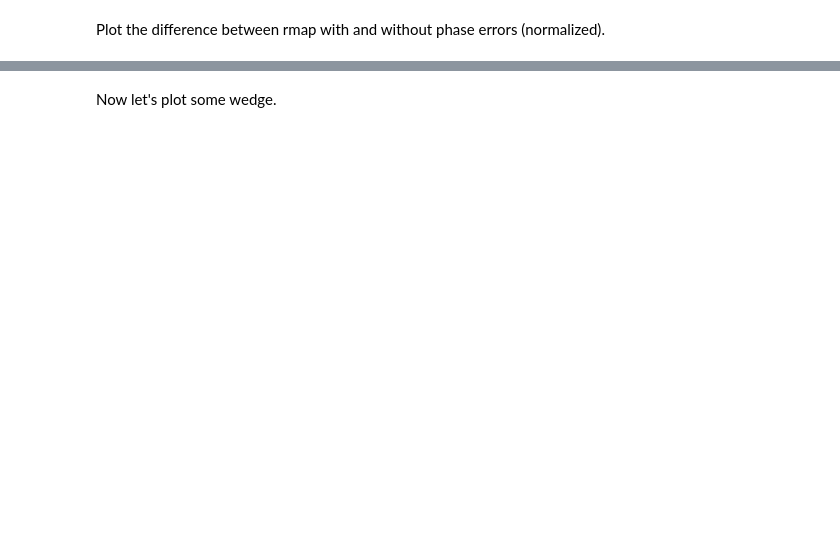
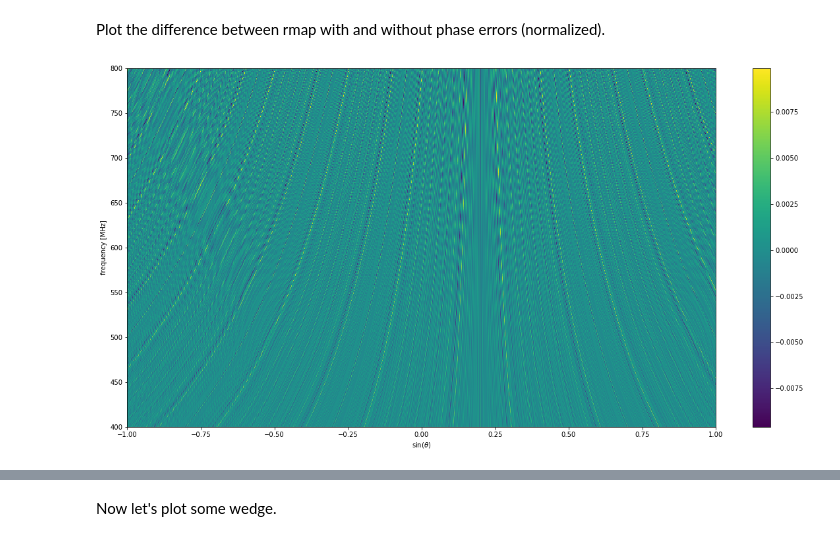
Before and after one commit to yukanak/radio1d, a Jupyter notebook: notebooks/telescope_1d_play.ipynb, the cells around one changed output, grey strips where cells are left out. Saved outputs shown, nothing was run; the diff lists cells and outputs as text; code cells hidden in the pictures; blank space fills up the shorter version.

```diff
--- a/notebooks/telescope_1d_play.ipynb
+++ b/notebooks/telescope_1d_play.ipynb
@@ -111,2 +111,6 @@ telescope.plot_rmap(rmap_with_error)
 # %% [markdown]
 Plot the difference between rmap with and without phase errors (normalized).
+# %%
+telescope.plot_rmap(rmap_with_error/rmap_no_error.max() - rmap_no_error/rmap_no_error.max())
+# %% [output]
+[figure, added]
```
Also changed, not shown: parts of 13 cells of this notebook.
